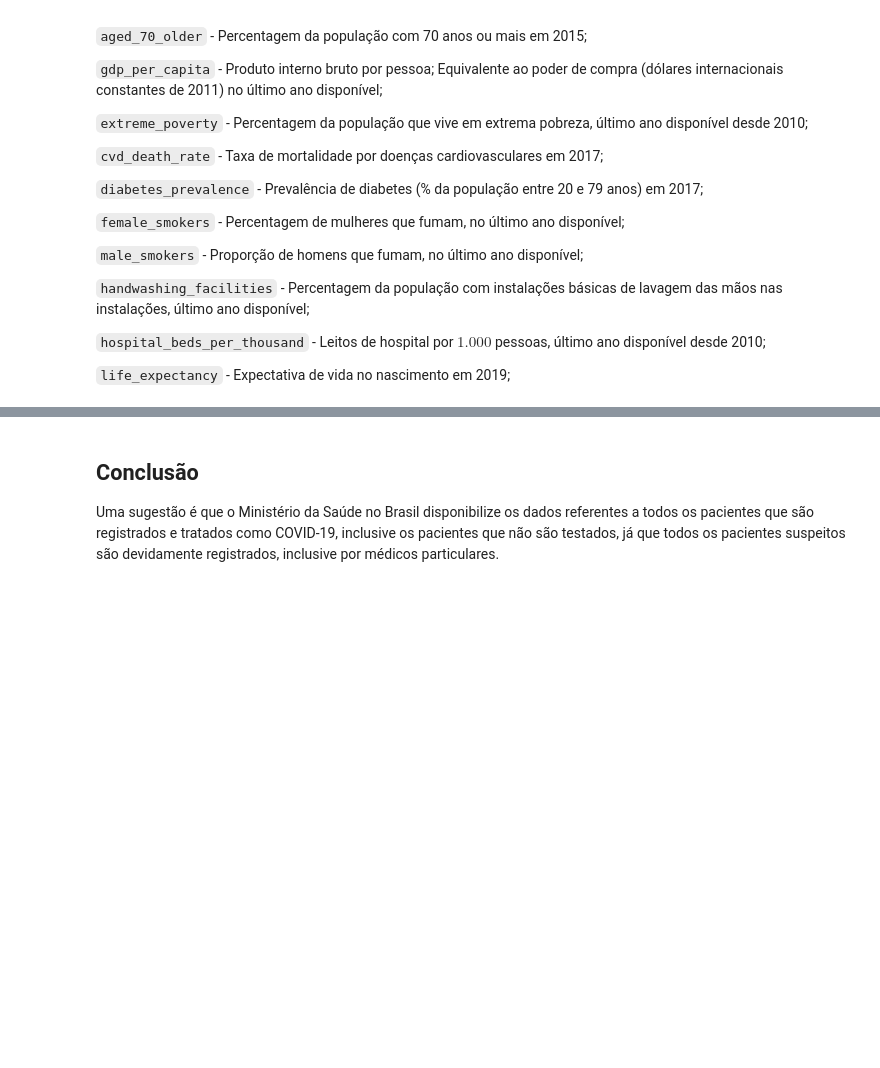
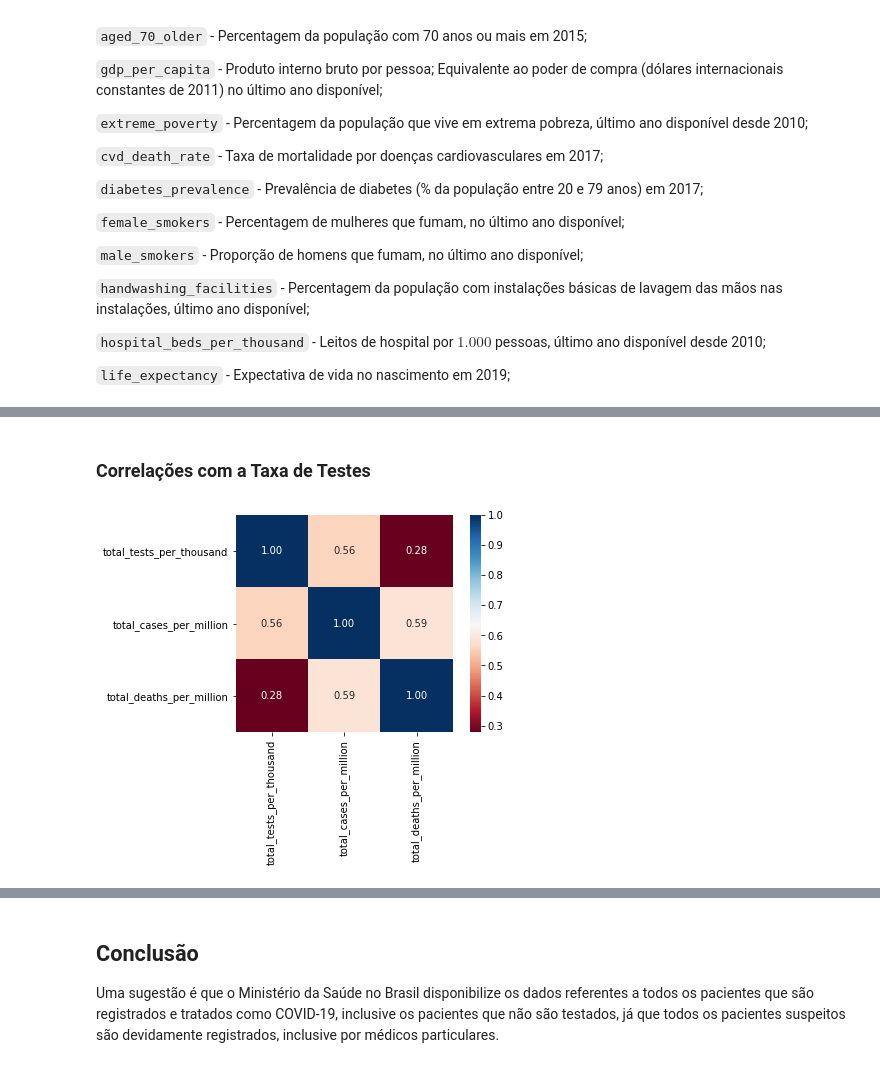
Before and after one commit to adrianadamata/Data_Science_COVID-19, a Jupyter notebook: COVID_19_no_contexto_do_Brasil.ipynb, the cells around one changed output, grey strips where cells are left out. Saved outputs shown, nothing was run; the diff lists cells and outputs as text; code cells hidden in the pictures; blank space fills up the shorter version.

Commit message:
Correlações e Análises de novos casos até Julho

```diff
--- a/COVID_19_no_contexto_do_Brasil.ipynb
+++ b/COVID_19_no_contexto_do_Brasil.ipynb
@@ -206,0 +265,10 @@ Vamos......
+# %% [markdown]
+### Correlações com a Taxa de Testes
+# %%
+corr = df[['total_tests_per_thousand','total_cases_per_million',
+           'total_deaths_per_million']].corr()
+# %%
+# plotar um heatmap a partir das correlações
+sns.heatmap(corr, cmap='RdBu', fmt='.2f', square=True, linecolor='white', annot=True);
+# %% [output]
+[figure, added]
```
Also changed, not shown: parts of 50 cells of this notebook.
